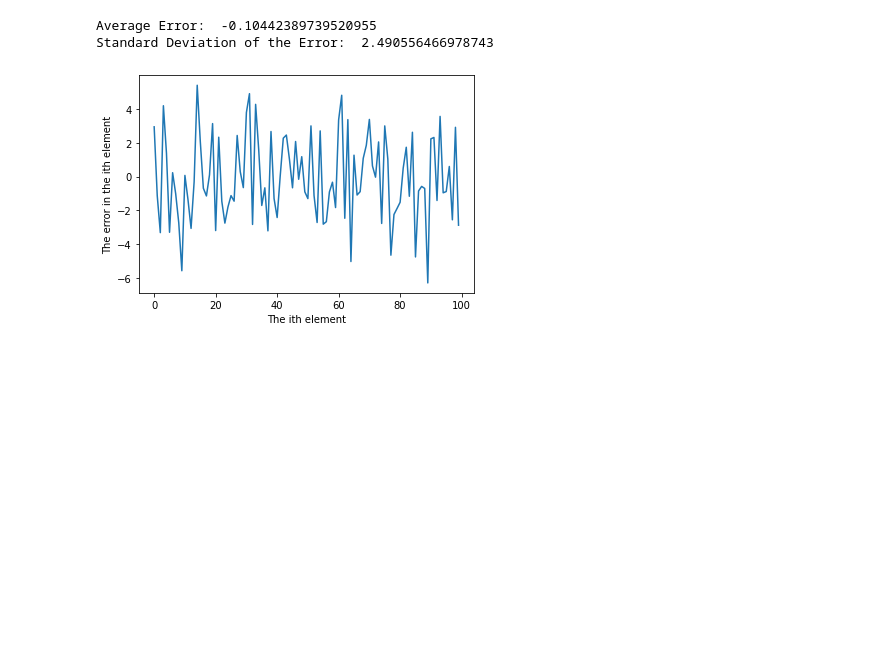
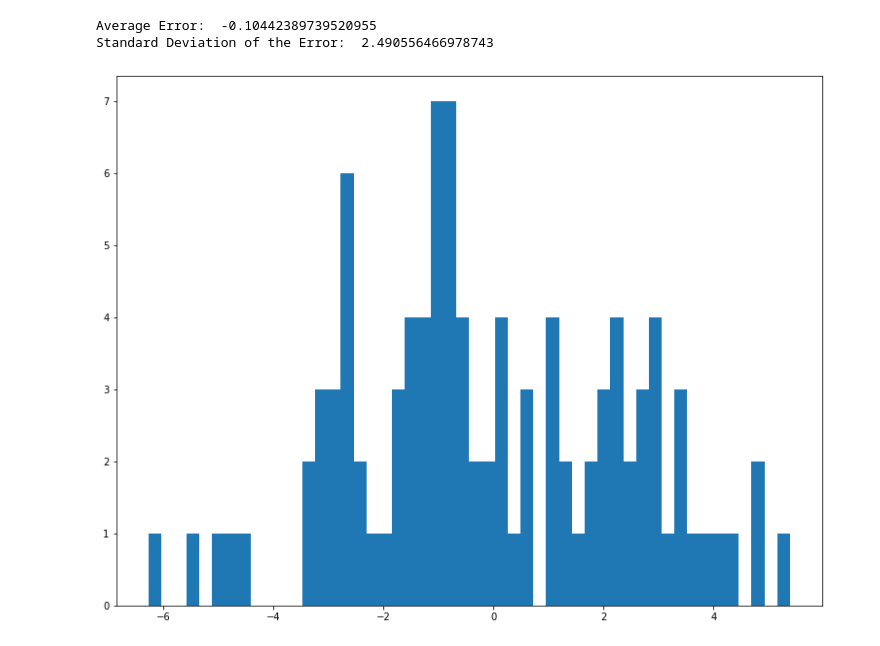
Before and after one commit to rohankalbag/EE325-Assignments, a Jupyter notebook: Q3.ipynb, the cells around one changed output. Saved outputs shown, nothing was run; the diff lists cells and outputs as text; code cells hidden in the pictures; blank space fills up the shorter version.

Commit message:
Added Histogram

```diff
--- a/Q3.ipynb
+++ b/Q3.ipynb
@@ -40,16 +40,14 @@ plt.show()
 # %%
 error = []
 for i in newdata:
     y_prime = l[0]*i[0] + l[1]
     y = i[1]
     error += [y-y_prime]
 error = np.array(error)
-plt.plot(np.arange(0,len(newdata)),error)
-plt.xlabel("The ith element")
-plt.ylabel("The error in the ith element")
+plt.hist(error, bins=50)
 print("Average Error: ",np.average(error))
 print("Standard Deviation of the Error: ", np.std(error))
 # %% [output]
 Average Error:  -0.10442389739520955
 Standard Deviation of the Error:  2.490556466978743
-[figure, old version]
+[figure, new version]
```
Also changed, not shown: parts of 3 cells of this notebook.
